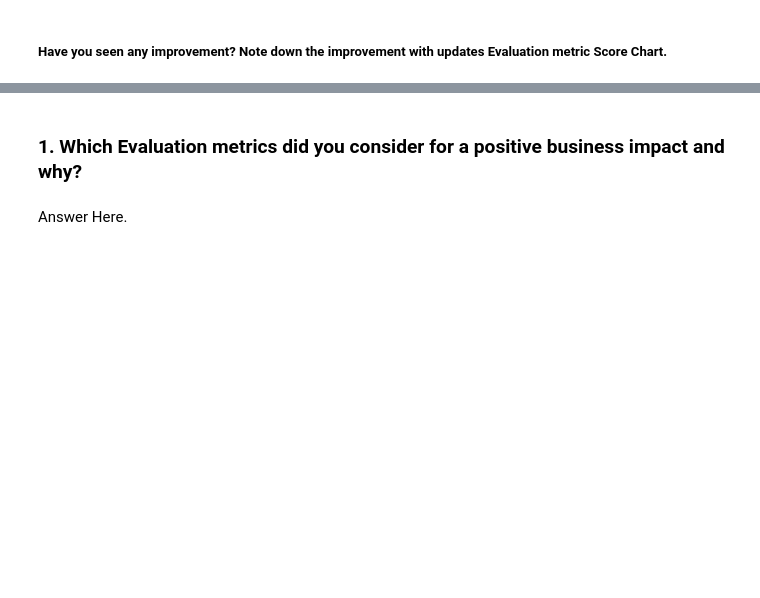
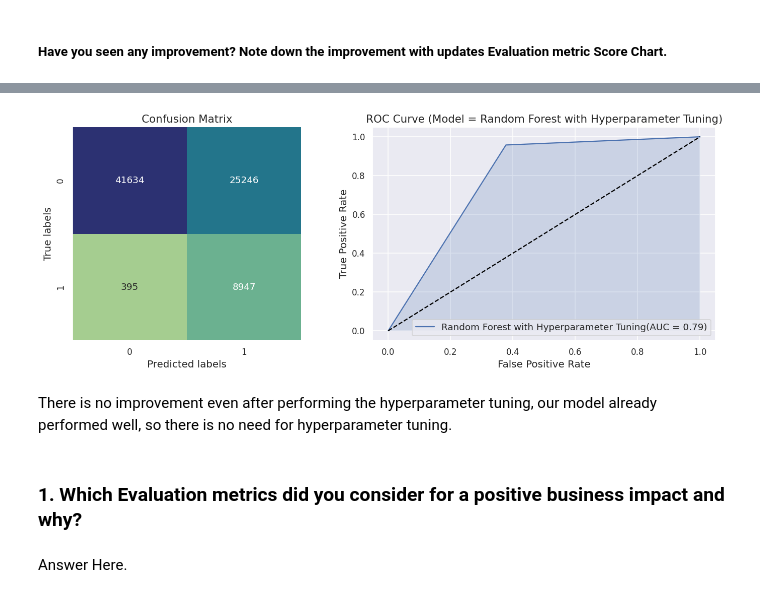
Before and after one commit to abhijain1216/Health-Insurance-Cross-Sell-Prediction-Classification-Project, a Jupyter notebook: Health_Insurance_Cross_Sell_Prediction_Classification_Project.ipynb, the cells around one changed output, grey strips where cells are left out. Saved outputs shown, nothing was run; the diff lists cells and outputs as text; code cells hidden in the pictures; blank space fills up the shorter version.

```diff
--- a/Health_Insurance_Cross_Sell_Prediction_Classification_Project.ipynb
+++ b/Health_Insurance_Cross_Sell_Prediction_Classification_Project.ipynb
@@ -1700,0 +1732,17 @@ After performing the hyperparameter tuning, the recall value decreases and the n
+# %%
+# Implementation with hyperparameter optimization techniques (i.e., GridSearch CV, RandomSearch CV, Bayesian Optimization etc.)
+randomforest = RandomForestClassifier(n_estimators = 100,random_state = 0)
+parameters = {'max_depth':[4,5,6],'max_features':[0.6,0.7,0.8,0.9]}
+randomforest_classifier_cv =  RandomizedSearchCV(randomforest,parameters, scoring='recall', cv=3,n_jobs = -1)
+
+
+# Fit the Algorithm
+randomforest_classifier_cv.fit(X_train_res,Y_train_res)
+
+# Predict on the model
+Y_train_pred_rf_cv = randomforest_classifier_cv.predict(X_train_res)
+Y_test_pred_rf_cv = randomforest_classifier_cv.predict(X_test)
+
+# Best parameters
+print("The best parameters are found out to be :" ,randomforest_classifier_cv.best_params_)
+print("\nUsing these parameters the Recall is: ", randomforest_classifier_cv.best_score_)
@@ -1709,3 +1775,10 @@ Answer Here.
+# %%
+# Confusion matrix and ROC curve for test data
+results_visualization(Y_test,Y_test_pred_rf_cv,'Random Forest with Hyperparameter Tuning')
+# %% [output]
+[figure, added]
+# %% [markdown]
+There is no improvement even after performing the hyperparameter tuning, our model already performed well, so there is no need for hyperparameter tuning.
 # %% [markdown]
 ### 1. Which Evaluation metrics did you consider for a positive business impact and why?
 # %% [markdown]
```
Also changed, not shown: parts of 15 cells of this notebook.
